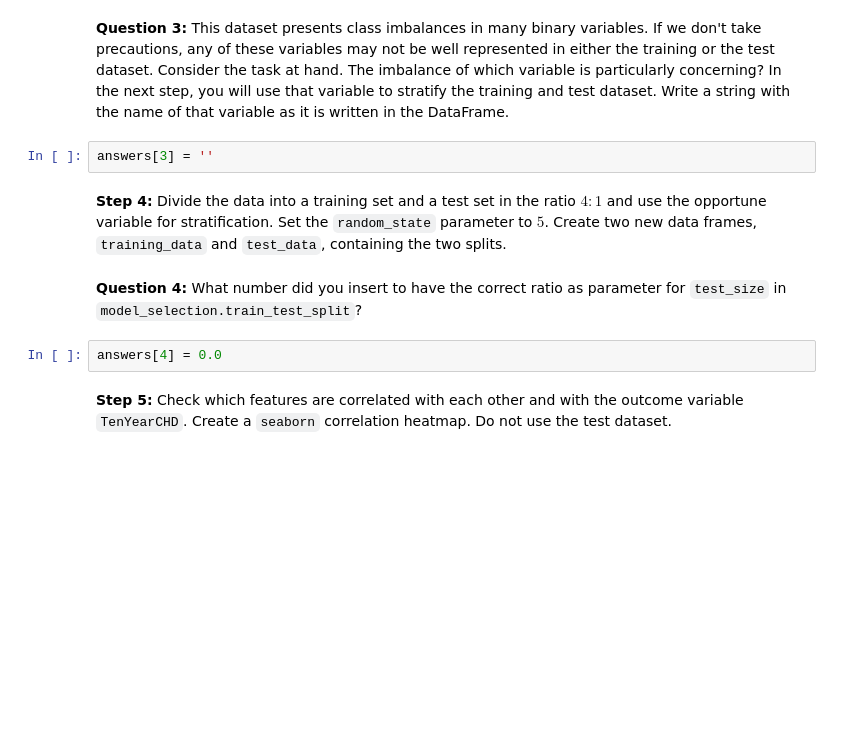
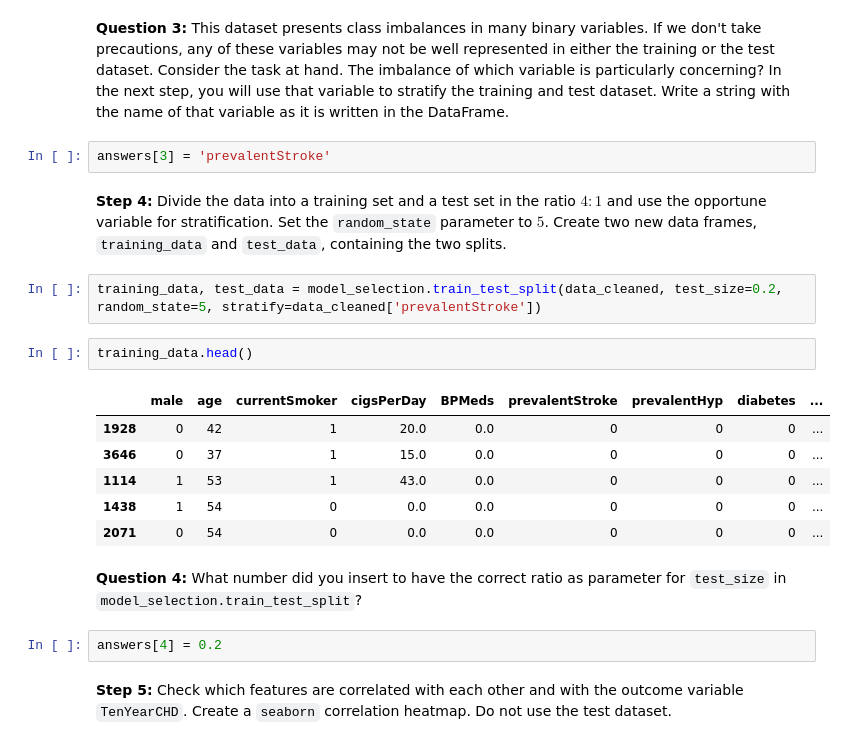
Before and after one commit to juulCoding04/AI_assignment, a Jupyter notebook: Assignment - Imbalanced Data/notebooks/1- Imbalanced_Data.ipynb, the cells around one changed output. Drawn from its saved outputs; the diff is of its cells as text; blank space fills up the shorter version.

```diff
--- a/Assignment - Imbalanced Data/notebooks/1- Imbalanced_Data.ipynb
+++ b/Assignment - Imbalanced Data/notebooks/1- Imbalanced_Data.ipynb
@@ -141,13 +144,24 @@ Imbalanced data refers to datasets where the target class has an uneven distribu
 **Question 3:** This dataset presents class imbalances in many binary variables. If we don't take precautions, any of these variables may not be well represented in either the training or the test dataset. Consider the task at hand. The imbalance of which variable is particularly concerning? In the next step, you will use that variable to stratify the training and test dataset.
 Write a string with the name of that variable as it is written in the DataFrame.
 # %%
-answers[3] = ''
+answers[3] = 'prevalentStroke'
 # %% [markdown]
 **Step 4:** Divide the data into a training set and a test set in the ratio $4:1$ and use the opportune variable for stratification. Set the `random_state` parameter to $5$.
 Create two new data frames,  `training_data` and `test_data`, containing the two splits.
+# %%
+training_data, test_data = model_selection.train_test_split(data_cleaned, test_size=0.2, random_state=5, stratify=data_cleaned['prevalentStroke'])
+# %%
+training_data.head()
+# %% [output]
+|  | male | age | currentSmoker | cigsPerDay | BPMeds | prevalentStroke | prevalentHyp | diabetes | ... |
+| 1928 | 0 | 42 | 1 | 20.0 | 0.0 | 0 | 0 | 0 | ... |
+| 3646 | 0 | 37 | 1 | 15.0 | 0.0 | 0 | 0 | 0 | ... |
+| 1114 | 1 | 53 | 1 | 43.0 | 0.0 | 0 | 0 | 0 | ... |
+| 1438 | 1 | 54 | 0 | 0.0 | 0.0 | 0 | 0 | 0 | ... |
+| 2071 | 0 | 54 | 0 | 0.0 | 0.0 | 0 | 0 | 0 | ... |
 # %% [markdown]
 **Question 4:** What number did you insert to have the correct ratio as parameter for `test_size` in `model_selection.train_test_split`?
 # %%
-answers[4] = 0.0
+answers[4] = 0.2
 # %% [markdown]
 **Step 5:** Check which features are correlated with each other and with the outcome variable `TenYearCHD`. Create a `seaborn` correlation heatmap. Do not use the test dataset.
```
Also changed, not shown: parts of 2 cells of this notebook.
